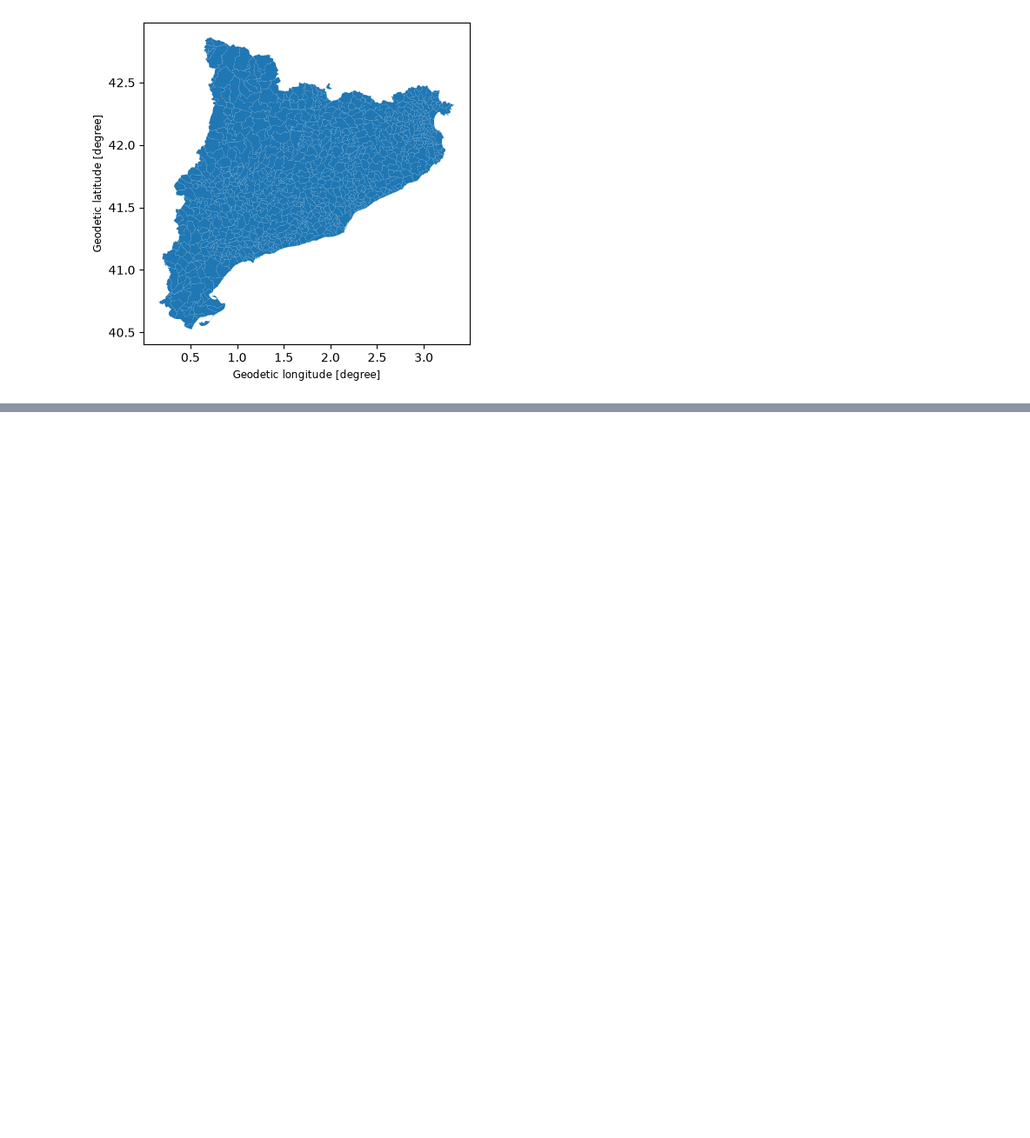
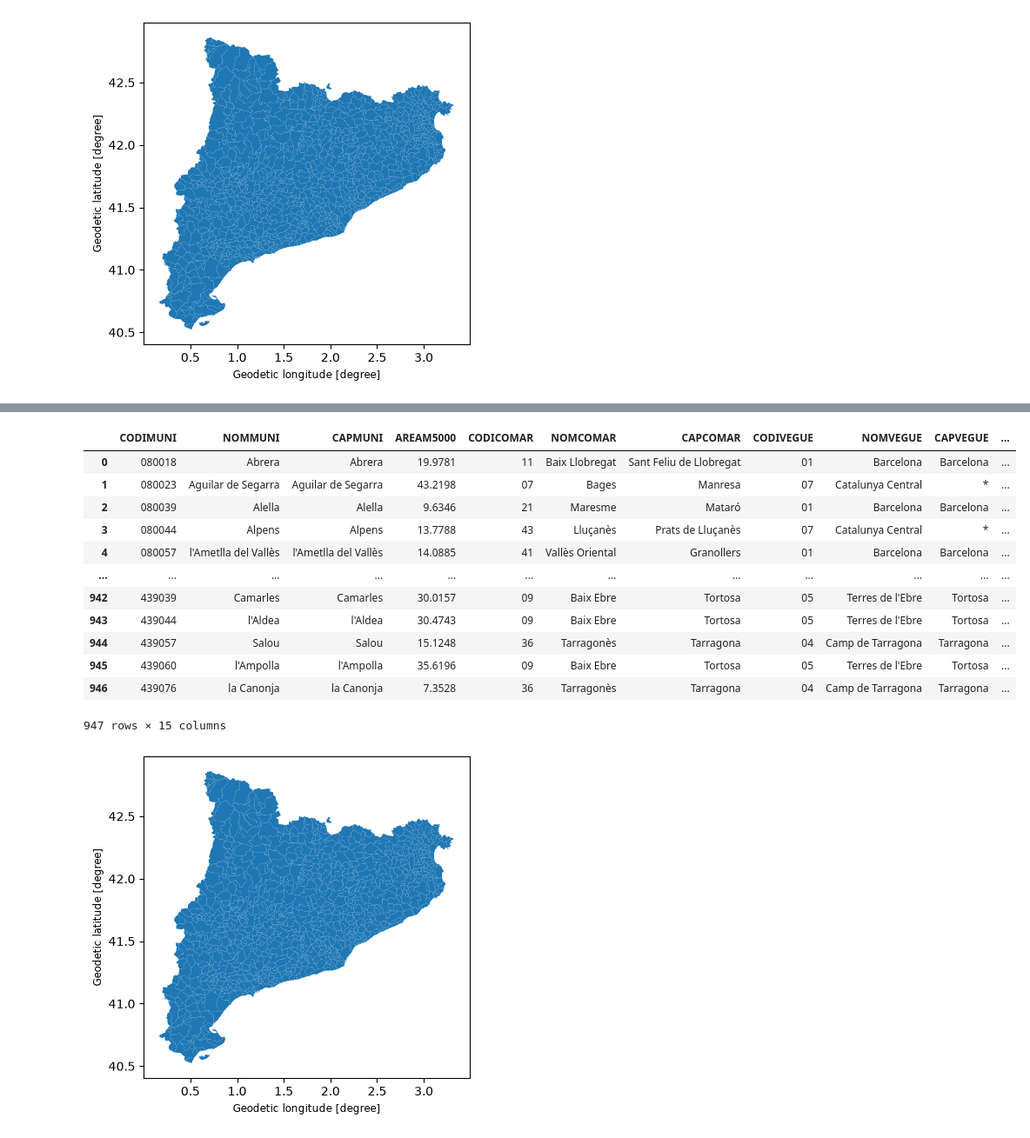
Before and after one commit to Lidia1508/Speculation-Map, a Jupyter notebook: Pol_load_data.ipynb, the cells around one changed output, grey strips where cells are left out. Shown at 87% size. Saved outputs shown, nothing was run; the diff lists cells and outputs as text; code cells hidden in the pictures; blank space fills up the shorter version.

```diff
--- a/Pol_load_data.ipynb
+++ b/Pol_load_data.ipynb
@@ -2,8 +2,25 @@
 import geopandas as gpd
 
 df=gpd.read_file("../Speculation-Map/Data/Mean_price.csv")
-mapa=gpd.read_file("../Speculation-Map/divisions-administratives-v2r1-municipis-1000000-20250730.json")
-mapa.plot()
+municipis=gpd.read_file("../Speculation-Map/divisions-administratives-v2r1-municipis-1000000-20250730.json")
+municipis.plot()
 # %% [output]
 <Axes: xlabel='Geodetic longitude [degree]', ylabel='Geodetic latitude [degree]'>
 [figure]
+# %%
+code_municipi=df["Codi territorial"]
+mean_rent=df["Renda"]
+number_rents=df["Habitatges"]
+
+# The municipality code is not the same in both data sets. In the map coordinates, the code is 6 digits long
+# (the sixth digit is a check digit). In the mean price data, the code is five digits long (INE 5). We take out the check digit
+# from the map coordinates set and then merge the dataset using the municipality code.
+
+municipis["ine5"]=municipis["CODIMUNI"].str[:5]
+df["ine5"]=df["Codi territorial"]
+mean_rent_2026=df[df["Any"] == '2026']
+mean_rent_2026.head()
+#merged = municipis.merge(mean_rent["ine_5"],
+#                    on="ine5", how="left", validate="many_to_one")
+
+merged
@@ -9,0 +41,18 @@ mapa.plot()
+# %%
+municipis.plot()
+municipis
+# %% [output]
+|  | CODIMUNI | NOMMUNI | CAPMUNI | AREAM5000 | CODICOMAR | NOMCOMAR | CAPCOMAR | CODIVEGUE | NOMVEGUE | CAPVEGUE | ... |
+| 0 | 080018 | Abrera | Abrera | 19.9781 | 11 | Baix Llobregat | Sant Feliu de Llobregat | 01 | Barcelona | Barcelona | ... |
+| 1 | 080023 | Aguilar de Segarra | Aguilar de Segarra | 43.2198 | 07 | Bages | Manresa | 07 | Catalunya Central | * | ... |
+| 2 | 080039 | Alella | Alella | 9.6346 | 21 | Maresme | Mataró | 01 | Barcelona | Barcelona | ... |
+| 3 | 080044 | Alpens | Alpens | 13.7788 | 43 | Lluçanès | Prats de Lluçanès | 07 | Catalunya Central | * | ... |
+| 4 | 080057 | l'Ametlla del Vallès | l'Ametlla del Vallès | 14.0885 | 41 | Vallès Oriental | Granollers | 01 | Barcelona | Barcelona | ... |
+| ... | ... | ... | ... | ... | ... | ... | ... | ... | ... | ... | ... |
+| 942 | 439039 | Camarles | Camarles | 30.0157 | 09 | Baix Ebre | Tortosa | 05 | Terres de l'Ebre | Tortosa | ... |
+| 943 | 439044 | l'Aldea | l'Aldea | 30.4743 | 09 | Baix Ebre | Tortosa | 05 | Terres de l'Ebre | Tortosa | ... |
+| 944 | 439057 | Salou | Salou | 15.1248 | 36 | Tarragonès | Tarragona | 04 | Camp de Tarragona | Tarragona | ... |
+| 945 | 439060 | l'Ampolla | l'Ampolla | 35.6196 | 09 | Baix Ebre | Tortosa | 05 | Terres de l'Ebre | Tortosa | ... |
+| 946 | 439076 | la Canonja | la Canonja | 7.3528 | 36 | Tarragonès | Tarragona | 04 | Camp de Tarragona | Tarragona | ... |
+947 rows × 15 columns
+[figure, added]
```
Also changed, not shown: parts of 1 cell of this notebook.
